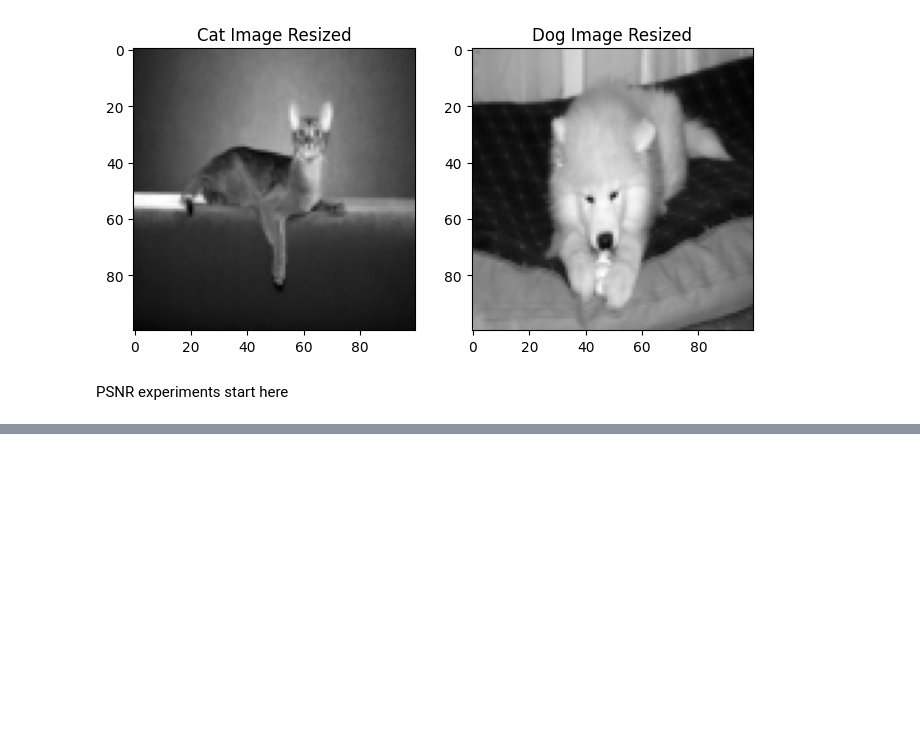
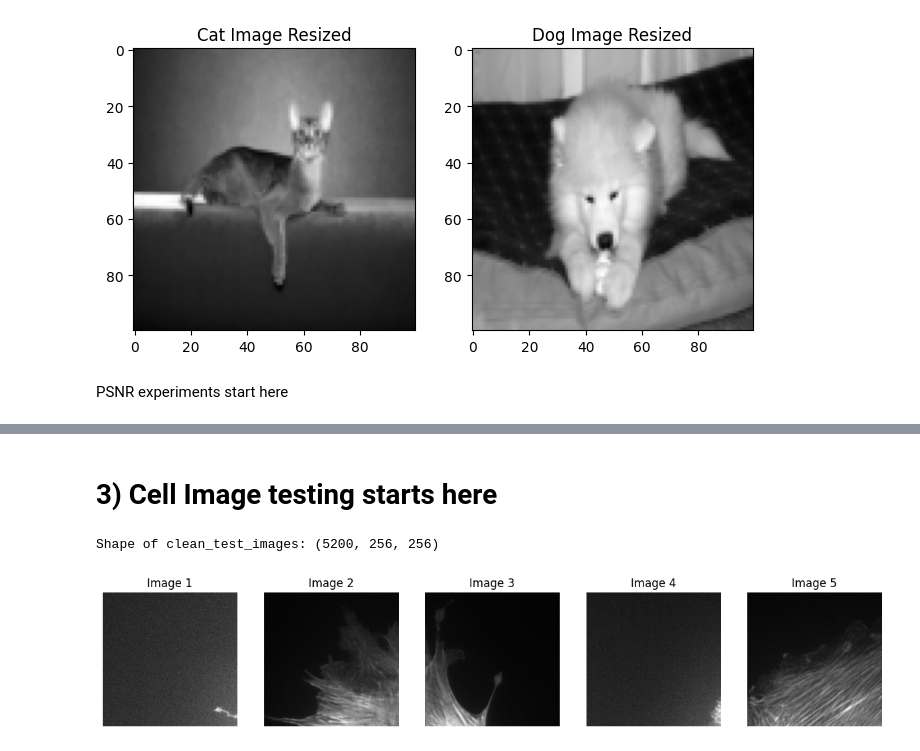
Before and after one commit to Kyan148369/ML, a Jupyter notebook: segmentation-and-denoising.ipynb, the cells around one changed output, grey strips where cells are left out. Saved outputs shown, nothing was run; the diff lists cells and outputs as text; code cells hidden in the pictures; blank space fills up the shorter version.

```diff
--- a/segmentation-and-denoising.ipynb
+++ b/segmentation-and-denoising.ipynb
@@ -225,0 +237,20 @@ cat_same_psnr_results= process_image(cat_pic_1_same)
+# %% [markdown]
+# 3) **Cell Image testing starts here**
+# %%
+
+# Load the clean test images
+clean_test_images = np.load('/kaggle/input/denoising-data/clean_test.npy')
+
+print("Shape of clean_test_images:", clean_test_images.shape)
+
+
+# Visualize the first few images
+fig, axes = plt.subplots(1, 5, figsize=(15, 5))
+for i, ax in enumerate(axes):
+    ax.imshow(clean_test_images[i], cmap='gray')
+    ax.set_title(f"Image {i+1}")
+    ax.axis('off')
+plt.show()
+# %% [output]
+Shape of clean_test_images: (5200, 256, 256)
+[figure, added]
```
Also changed, not shown: parts of 9 cells of this notebook.
